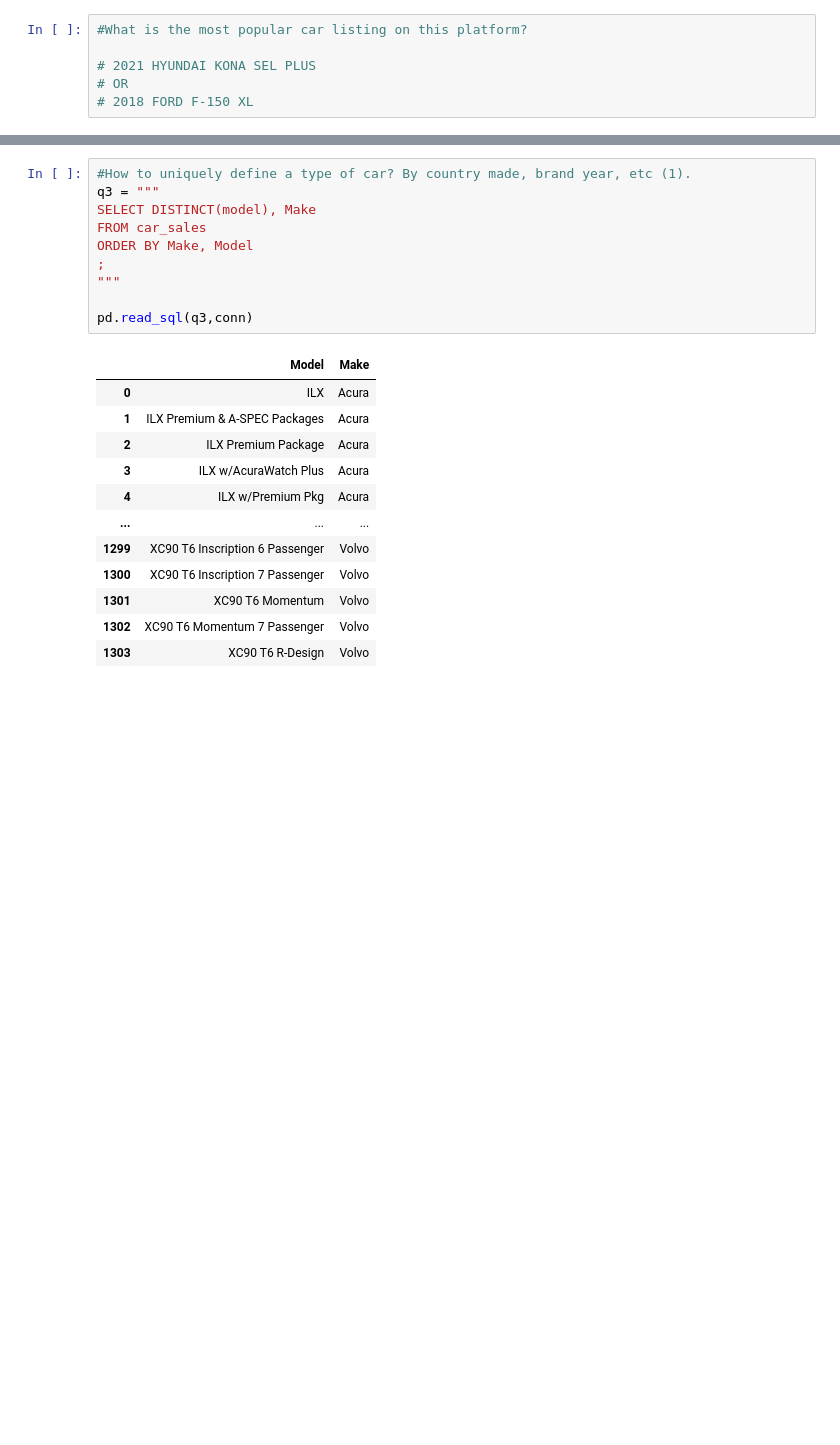
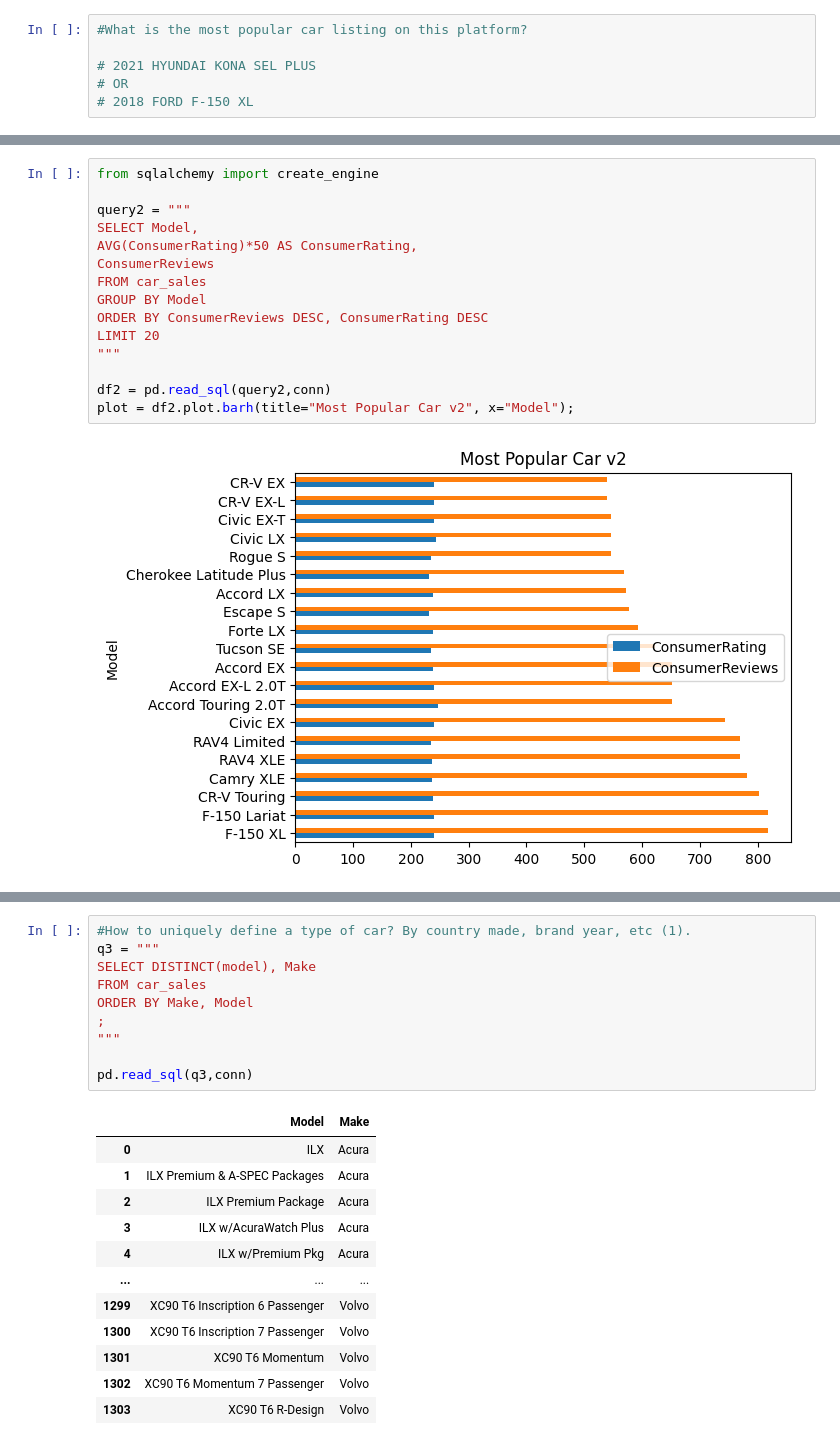
Before and after one commit to VickieL2399/ISYS-with-a-Y, a Jupyter notebook: Jupyter_Files/Q1_Jonathan.ipynb, the cells around one changed output, grey strips where cells are left out. Cells and saved outputs as stored; diff of their text form; blank space fills up the shorter version.

```diff
--- a/Jupyter_Files/Q1_Jonathan.ipynb
+++ b/Jupyter_Files/Q1_Jonathan.ipynb
@@ -95,3 +125,20 @@ pd.read_sql(q2,conn)
+# %%
+from sqlalchemy import create_engine
+
+query2 = """
+SELECT Model,
+AVG(ConsumerRating)*50 AS ConsumerRating,
+ConsumerReviews
+FROM car_sales
+GROUP BY Model
+ORDER BY ConsumerReviews DESC, ConsumerRating DESC
+LIMIT 20
+"""
+
+df2 = pd.read_sql(query2,conn)
+plot = df2.plot.barh(title="Most Popular Car v2", x="Model");
+# %% [output]
+[figure, added]
 # %%
 #Define what is a popular car listing?
 
```
Also changed, not shown: parts of 6 cells of this notebook, 1 other file.
